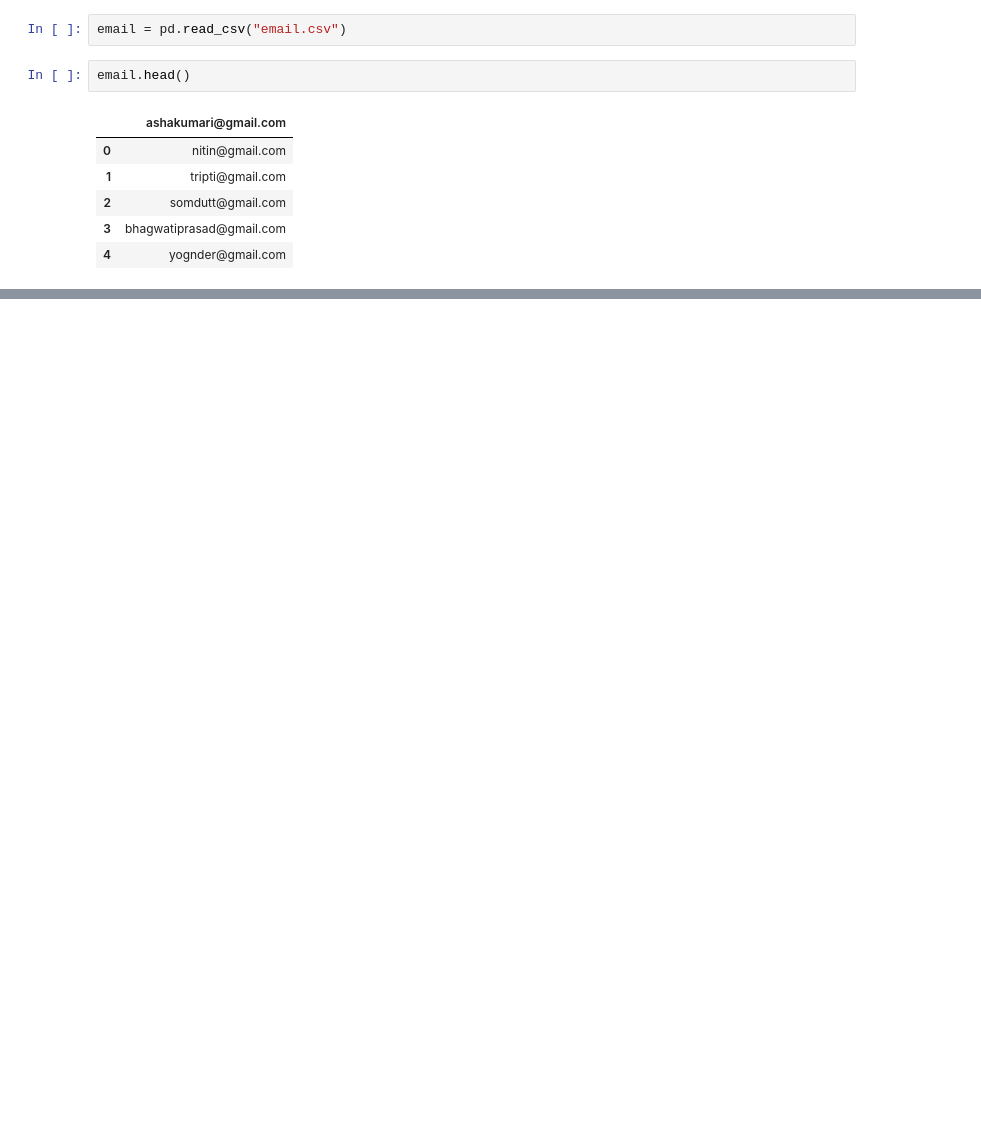
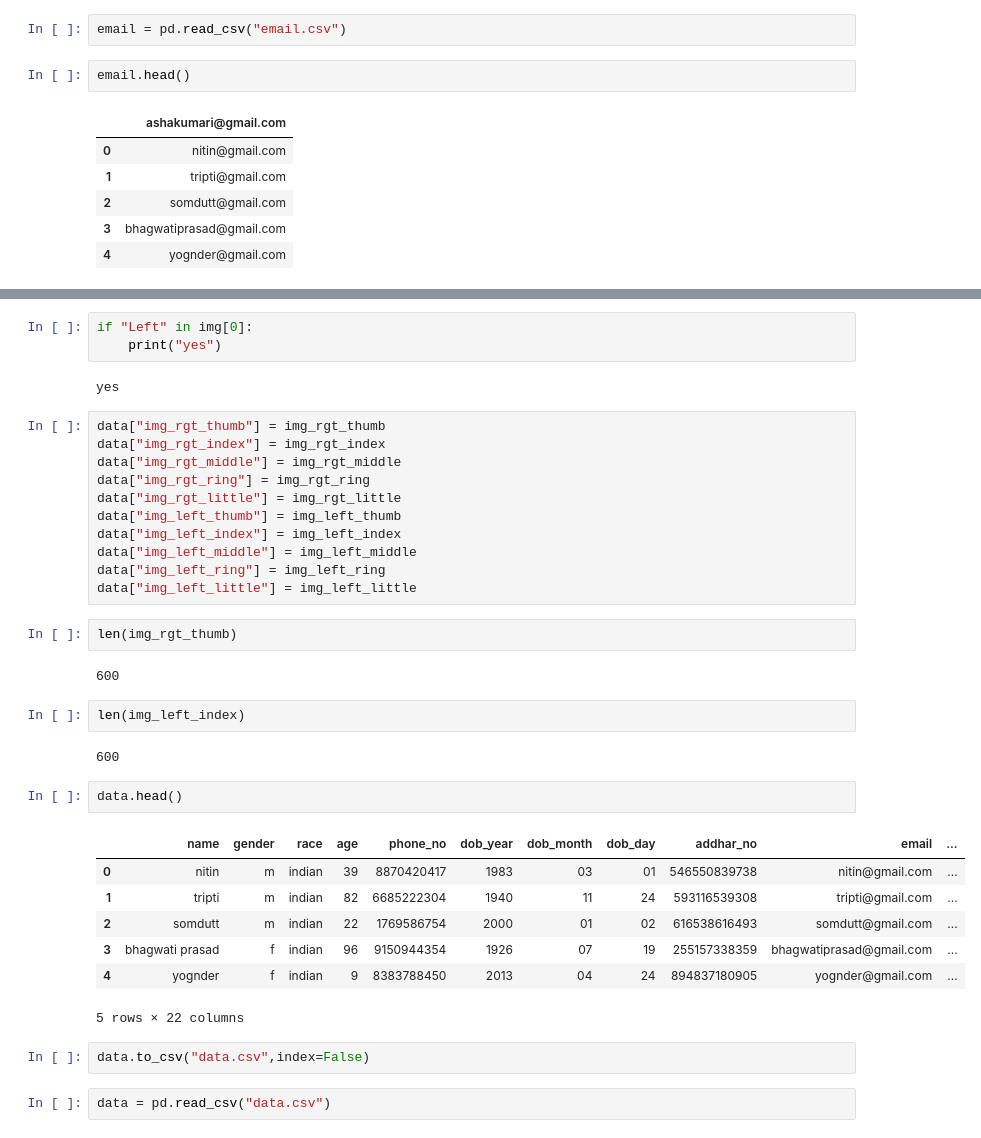
Before and after one commit to kashish0603/SIH_Pyxis, a Jupyter notebook: sai/csv_for_SIH.ipynb, the cells around one changed output, grey strips where cells are left out. Saved outputs shown, nothing was run; the diff lists cells and outputs as text; blank space fills up the shorter version.

```diff
--- a/sai/csv_for_SIH.ipynb
+++ b/sai/csv_for_SIH.ipynb
@@ -279,0 +514,38 @@ email
+# %%
+if "Left" in img[0]:
+    print("yes")
+# %% [output]
+yes
+# %%
+data["img_rgt_thumb"] = img_rgt_thumb
+data["img_rgt_index"] = img_rgt_index
+data["img_rgt_middle"] = img_rgt_middle
+data["img_rgt_ring"] = img_rgt_ring
+data["img_rgt_little"] = img_rgt_little
+data["img_left_thumb"] = img_left_thumb
+data["img_left_index"] = img_left_index
+data["img_left_middle"] = img_left_middle
+data["img_left_ring"] = img_left_ring
+data["img_left_little"] = img_left_little
+# %%
+len(img_rgt_thumb)
+# %% [output]
+600
+# %%
+len(img_left_index)
+# %% [output]
+600
+# %%
+data.head()
+# %% [output]
+|  | name | gender | race | age | phone_no | dob_year | dob_month | dob_day | addhar_no | email | ... |
+| 0 | nitin | m | indian | 39 | 8870420417 | 1983 | 03 | 01 | 546550839738 | nitin@gmail.com | ... |
+| 1 | tripti | m | indian | 82 | 6685222304 | 1940 | 11 | 24 | 593116539308 | tripti@gmail.com | ... |
+| 2 | somdutt | m | indian | 22 | 1769586754 | 2000 | 01 | 02 | 616538616493 | somdutt@gmail.com | ... |
+| 3 | bhagwati prasad | f | indian | 96 | 9150944354 | 1926 | 07 | 19 | 255157338359 | bhagwatiprasad@gmail.com | ... |
+| 4 | yognder | f | indian | 9 | 8383788450 | 2013 | 04 | 24 | 894837180905 | yognder@gmail.com | ... |
+5 rows × 22 columns
+# %%
+data.to_csv("data.csv",index=False)
+# %%
+data = pd.read_csv("data.csv")
```
Also changed, not shown: parts of 52 cells of this notebook.
